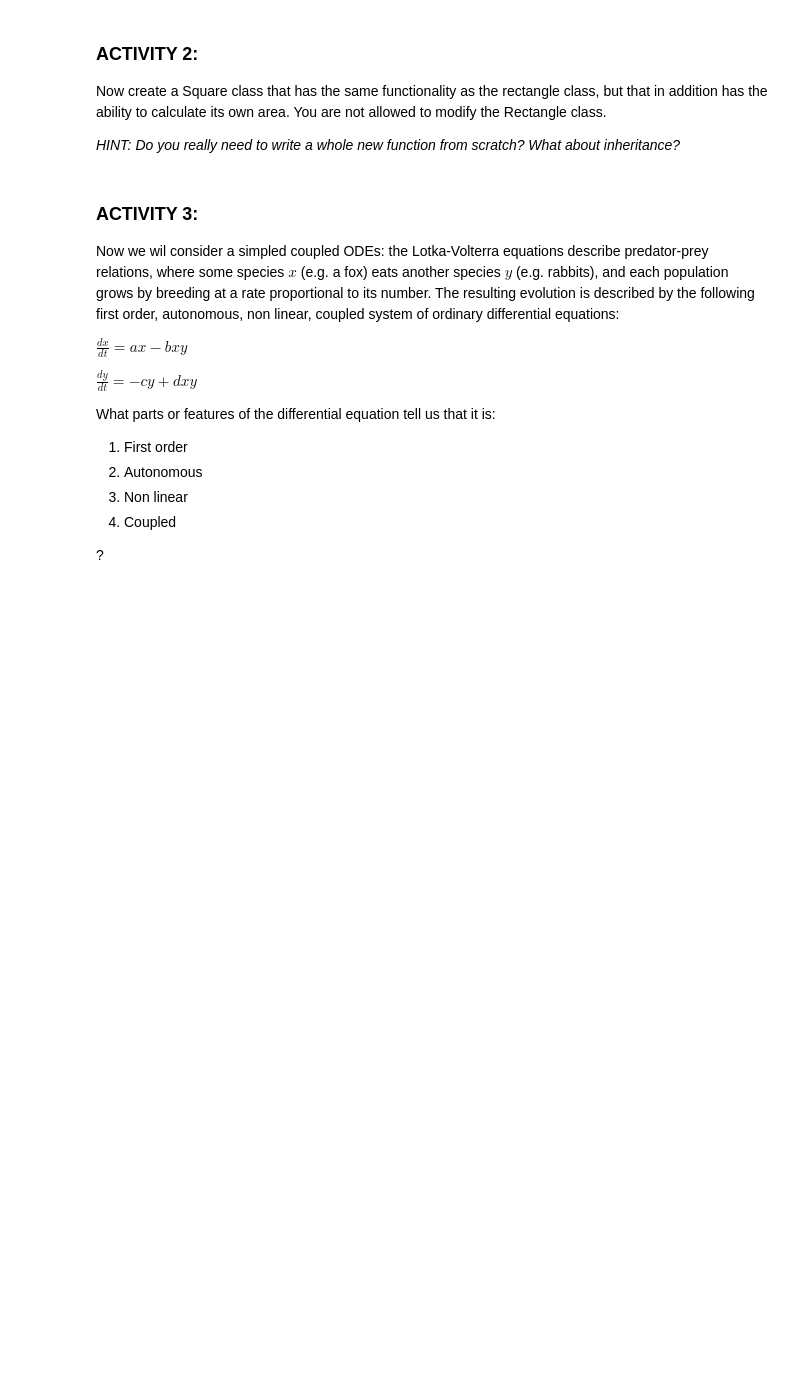
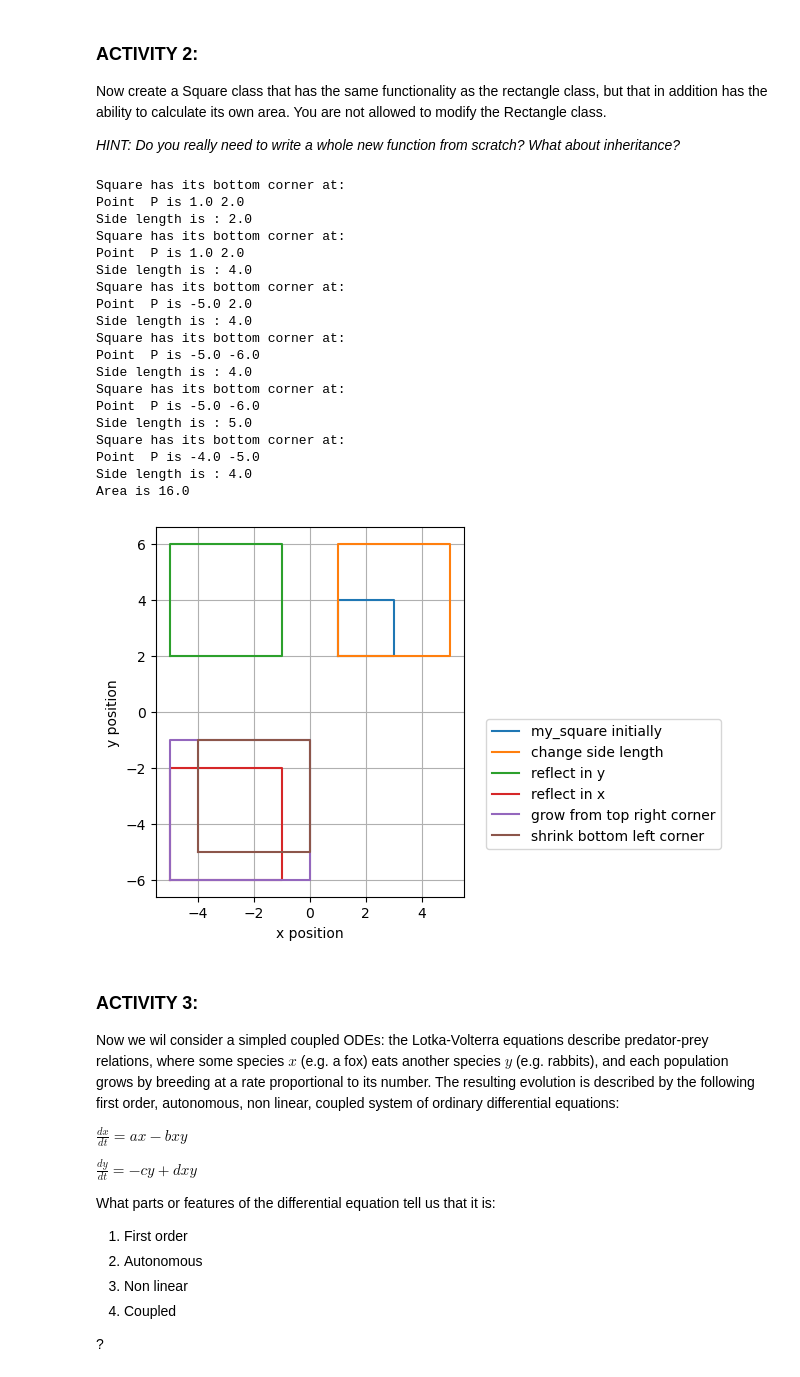
Before and after one commit to KAClough/TopicsInSciComp, a Jupyter notebook: Notebooks/Week3_LabExercises.ipynb, the cells around one changed output. Drawn from its saved outputs; the diff is of its cells as text; code cells hidden in the pictures; blank space fills up the shorter version.

```diff
--- a/Notebooks/Week3_LabExercises.ipynb
+++ b/Notebooks/Week3_LabExercises.ipynb
@@ -130,3 +373,75 @@ _HINT: Do you really need to write a whole new function from scratch? What about
+# %%
+# Test the square-------------------------------------------------defensive programming (do beforehand)------------------------------
+first_point = Point(1.0,2.0,"P")
+my_square = Square(first_point, 2.0)
+
+# These should raise an error
+second_point = Point(10.0,5.5,"Q")
+#my_square.top_right_point = second_point
+#my_square.bottom_left_point = second_point
+
+# Print it
+my_square.print_and_check_square()
+
+# Plot it-----------------------------------------plotting, printing and testing values----------------------------------------------------
+plt.plot()
+plt.grid()
+plt.xlabel("x position")
+plt.ylabel("y position")
+ax = plt.gcf().gca()
+my_square.plot_rectangle(ax,"my_square initially")
+ax.set_aspect('equal')
+
+# Can reset the side length, which also resets the top right point
+my_square.side_length = 4.0
+my_square.plot_rectangle(ax,"change side length")
+my_square.print_and_check_square()
+
+# Test some of the reflections
+my_square.reflect_rectangle_about_axis('y')
+my_square.plot_rectangle(ax,"reflect in y")
+my_square.print_and_check_square()
+
+my_square.reflect_rectangle_about_axis('x')
+my_square.plot_rectangle(ax,"reflect in x")
+my_square.print_and_check_square()
+
+# Now the growing method
+my_square.grow_square_from_corner(1.0, moved_corner='top_right')
+my_square.plot_rectangle(ax,"grow from top right corner")
+my_square.print_and_check_square()
+
+my_square.grow_square_from_corner(-1.0, moved_corner='bottom_left')
+my_square.plot_rectangle(ax,"shrink bottom left corner")
+my_square.print_and_check_square()
+
+# Test area
+area = my_square.calculate_area_square()
+print("Area is", area)
+
+# Add legend to the plot
+plt.legend(bbox_to_anchor=(1.05, 0.5));
+# %% [output]
+Square has its bottom corner at:
+Point  P is 1.0 2.0
+Side length is : 2.0
+Square has its bottom corner at:
+Point  P is 1.0 2.0
+Side length is : 4.0
+Square has its bottom corner at:
+Point  P is -5.0 2.0
+Side length is : 4.0
+Square has its bottom corner at:
+Point  P is -5.0 -6.0
+Side length is : 4.0
+Square has its bottom corner at:
+Point  P is -5.0 -6.0
+Side length is : 5.0
+Square has its bottom corner at:
+Point  P is -4.0 -5.0
+Side length is : 4.0
+Area is 16.0
+[figure, added]
 # %% [markdown]
 ### ACTIVITY 3:
 
```
Also changed, not shown: parts of 12 cells of this notebook, 3 other files.
